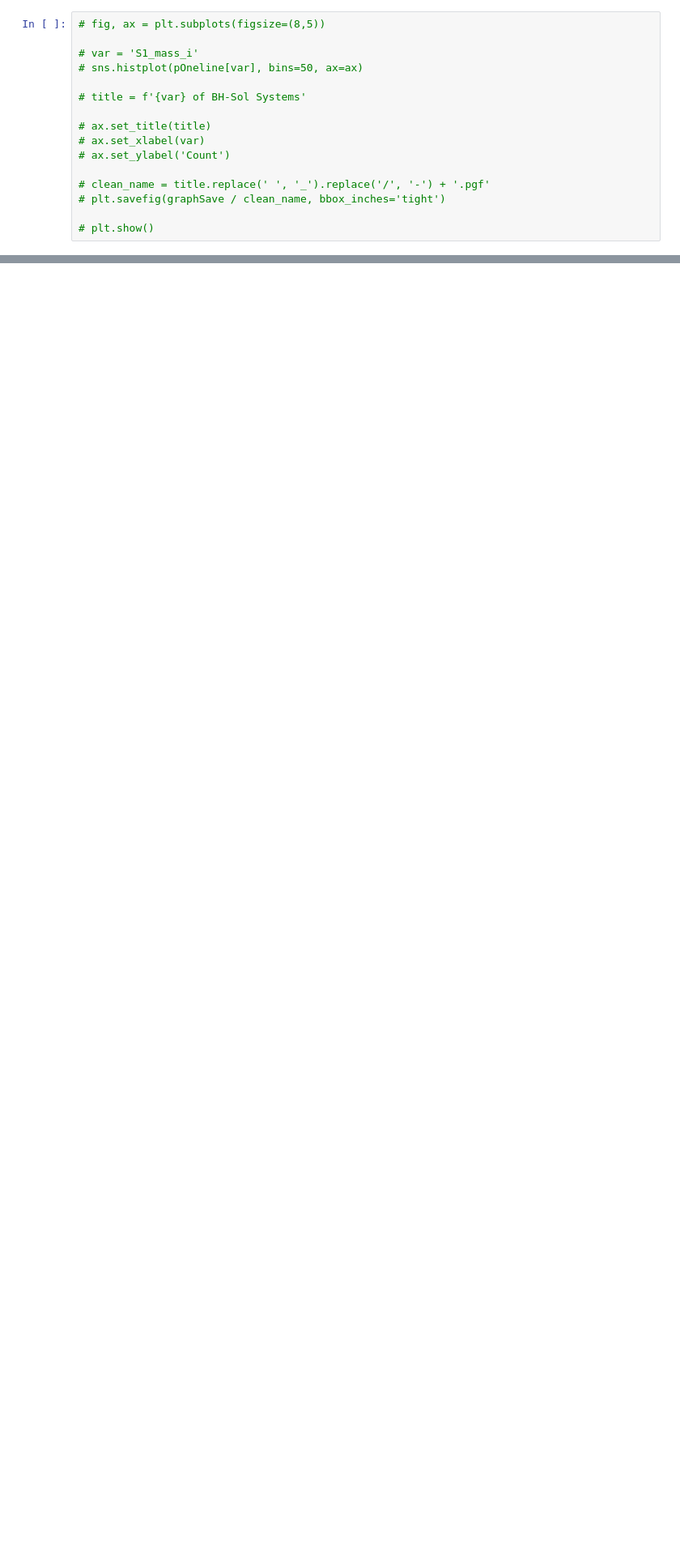
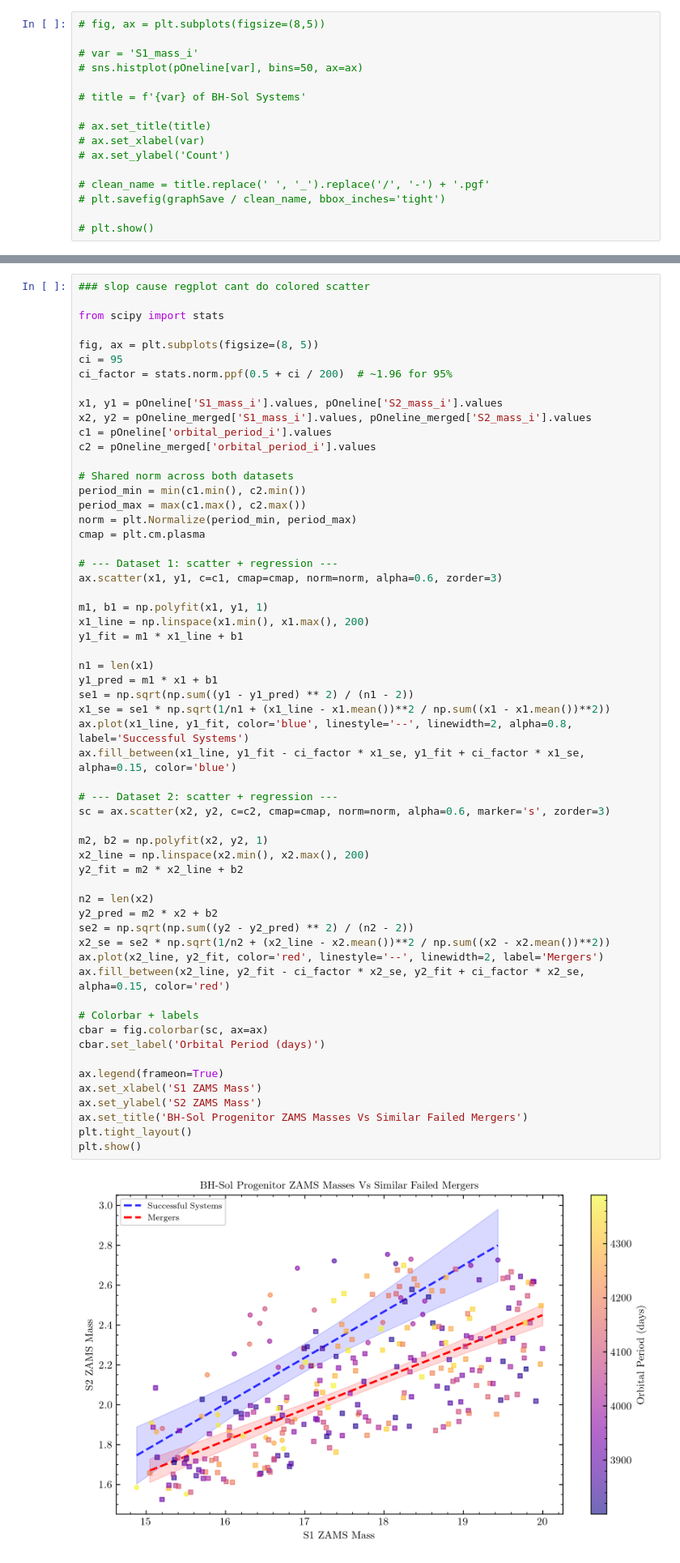
Before and after one commit to PiersonLip/solarBHs, a Jupyter notebook: Notebooks/BHSolGraphin.ipynb, the cells around one changed output, grey strips where cells are left out. Shown at 81% size. Saved outputs shown, nothing was run; the diff lists cells and outputs as text; blank space fills up the shorter version.

```diff
--- a/Notebooks/BHSolGraphin.ipynb
+++ b/Notebooks/BHSolGraphin.ipynb
@@ -701,3 +798,63 @@ plt.show()
 [0.10082268 1.98694574]
 [0.26727867 1.67415401]
 [figure]
+# %%
+### slop cause regplot cant do colored scatter
+
+from scipy import stats
+
+fig, ax = plt.subplots(figsize=(8, 5))
+ci = 95
+ci_factor = stats.norm.ppf(0.5 + ci / 200)  # ~1.96 for 95%
+
+x1, y1 = pOneline['S1_mass_i'].values, pOneline['S2_mass_i'].values
+x2, y2 = pOneline_merged['S1_mass_i'].values, pOneline_merged['S2_mass_i'].values
+c1 = pOneline['orbital_period_i'].values
+c2 = pOneline_merged['orbital_period_i'].values
+
+# Shared norm across both datasets
+period_min = min(c1.min(), c2.min())
+period_max = max(c1.max(), c2.max())
+norm = plt.Normalize(period_min, period_max)
+cmap = plt.cm.plasma
+
+# --- Dataset 1: scatter + regression ---
+ax.scatter(x1, y1, c=c1, cmap=cmap, norm=norm, alpha=0.6, zorder=3)
+
+m1, b1 = np.polyfit(x1, y1, 1)
+x1_line = np.linspace(x1.min(), x1.max(), 200)
+y1_fit = m1 * x1_line + b1
+
+n1 = len(x1)
+y1_pred = m1 * x1 + b1
+se1 = np.sqrt(np.sum((y1 - y1_pred) ** 2) / (n1 - 2))
+x1_se = se1 * np.sqrt(1/n1 + (x1_line - x1.mean())**2 / np.sum((x1 - x1.mean())**2))
+ax.plot(x1_line, y1_fit, color='blue', linestyle='--', linewidth=2, alpha=0.8, label='Successful Systems')
+ax.fill_between(x1_line, y1_fit - ci_factor * x1_se, y1_fit + ci_factor * x1_se, alpha=0.15, color='blue')
+
+# --- Dataset 2: scatter + regression ---
+sc = ax.scatter(x2, y2, c=c2, cmap=cmap, norm=norm, alpha=0.6, marker='s', zorder=3)
+
+m2, b2 = np.polyfit(x2, y2, 1)
+x2_line = np.linspace(x2.min(), x2.max(), 200)
+y2_fit = m2 * x2_line + b2
+
+n2 = len(x2)
+y2_pred = m2 * x2 + b2
+se2 = np.sqrt(np.sum((y2 - y2_pred) ** 2) / (n2 - 2))
+x2_se = se2 * np.sqrt(1/n2 + (x2_line - x2.mean())**2 / np.sum((x2 - x2.mean())**2))
+ax.plot(x2_line, y2_fit, color='red', linestyle='--', linewidth=2, label='Mergers')
+ax.fill_between(x2_line, y2_fit - ci_factor * x2_se, y2_fit + ci_factor * x2_se, alpha=0.15, color='red')
+
+# Colorbar + labels
+cbar = fig.colorbar(sc, ax=ax)
+cbar.set_label('Orbital Period (days)')
+
+ax.legend(frameon=True)
+ax.set_xlabel('S1 ZAMS Mass')
+ax.set_ylabel('S2 ZAMS Mass')
+ax.set_title('BH-Sol Progenitor ZAMS Masses Vs Similar Failed Mergers')
+plt.tight_layout()
+plt.show()
+# %% [output]
+[figure, added]
```
Also changed, not shown: parts of 11 cells of this notebook, 26 other files.
